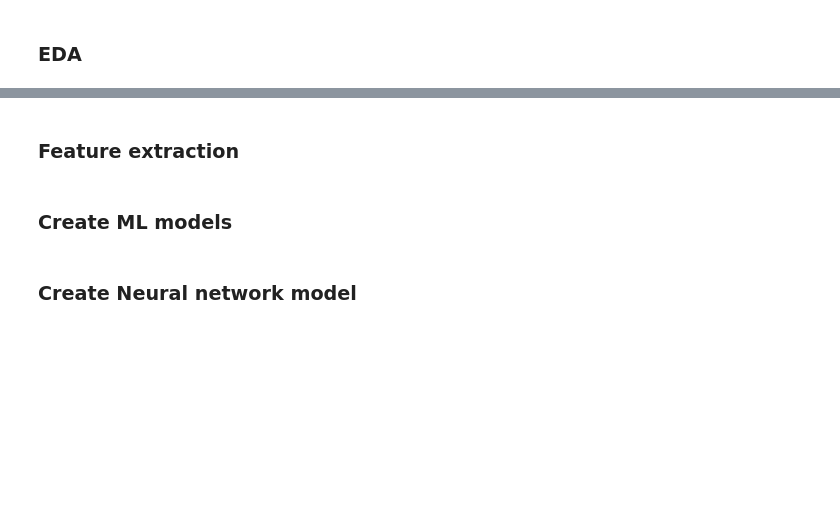
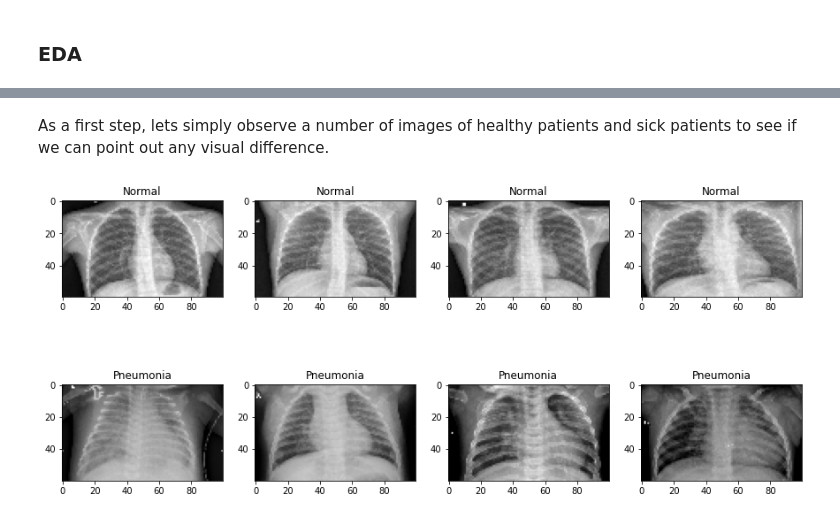
Before and after one commit to Zivbz/Kaggle---project---Xray-scans, a Jupyter notebook: chest_xray_project.ipynb, the cells around one changed output, grey strips where cells are left out. Drawn from its saved outputs; the diff is of its cells as text; code cells hidden in the pictures; blank space fills up the shorter version.

```diff
--- a/chest_xray_project.ipynb
+++ b/chest_xray_project.ipynb
@@ -231,8 +108,0 @@ Before we start, let's take a look at the images we have:
-# %%
-plt.rcParams["figure.figsize"] = (15,10)
-fig, ax = plt.subplots(1,4)
-for i in range(4):
-    img = cv2.imread(test['img_path'].iloc[i])
-    ax[i].imshow(img)
-
-plt.show()
@@ -256,18 +108,0 @@ then convert:
-# %%
-# CONVERT TO GREYSCALE
-
-normal_image = normal_data[0]
-gray_image = cv2.cvtColor(normal_image, cv2.COLOR_BGR2GRAY)
-
-cv2.imshow("Image before conversion", normal_image)
-cv2.imshow("Image after conversion", gray_image)
-
-print("Before conversion shape: " + str(normal_data[0].shape))
-print("After conversion shape: " + str(gray_image.shape))
-# TODO: Hardly affects size?
-
-for index, image in enumerate(normal_data):
-    normal_data[index] = cv2.cvtColor(image, cv2.COLOR_BGR2GRAY)
-
-for index, image in enumerate(sick_data):
-    sick_data[index] = cv2.cvtColor(image, cv2.COLOR_BGR2GRAY)
@@ -306,6 +108,0 @@ plt.show()
-# %% [markdown]
-### Feature extraction
-# %% [markdown]
-### Create ML models
-# %% [markdown]
-### Create Neural network model
@@ -411,0 +109,20 @@ print('Test accuracy:', score[1])
+# %% [markdown]
+As a first step, lets simply observe a number of images of healthy patients and sick patients to see if we can point out any visual difference.
+# %%
+plt.rcParams["figure.figsize"] = (15,7)
+fig, axis = plt.subplots(2,4)
+
+
+for index, image in enumerate(normal_data[:4]):
+    axis[0,index].imshow(image, cmap="gray")
+    axis[0,index].set_title('Normal')
+
+
+for index, image in enumerate(pneumonia_data[:4]):
+    axis[1,index].imshow(image, cmap="gray")
+    axis[1,index].set_title('Pneumonia')
+
+
+plt.show()
+# %% [output]
+[figure, added]
```
Also changed, not shown: parts of 117 cells of this notebook.
